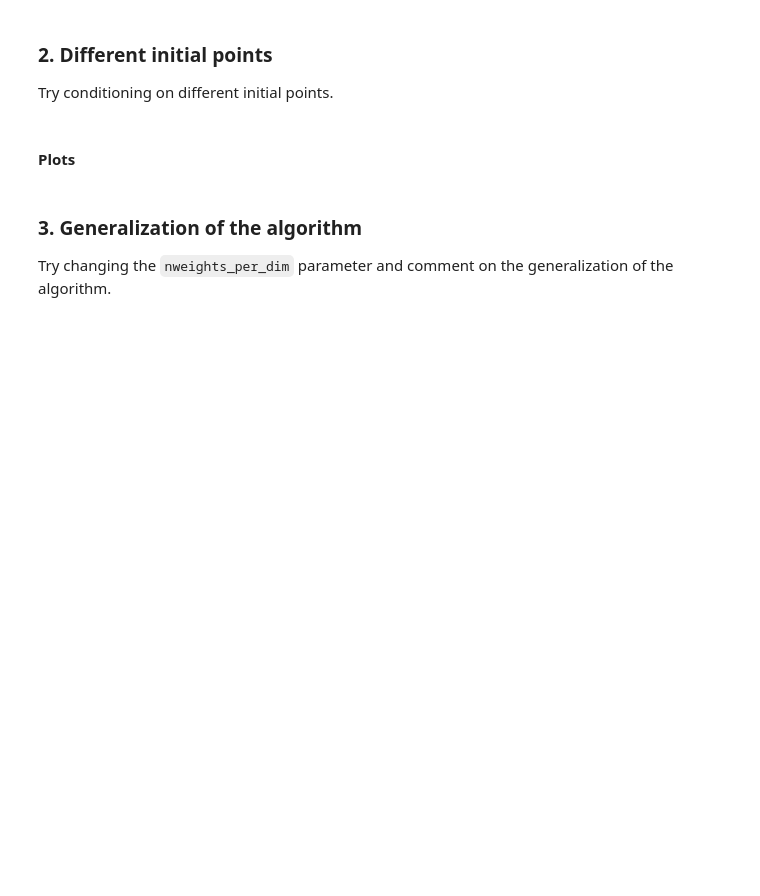
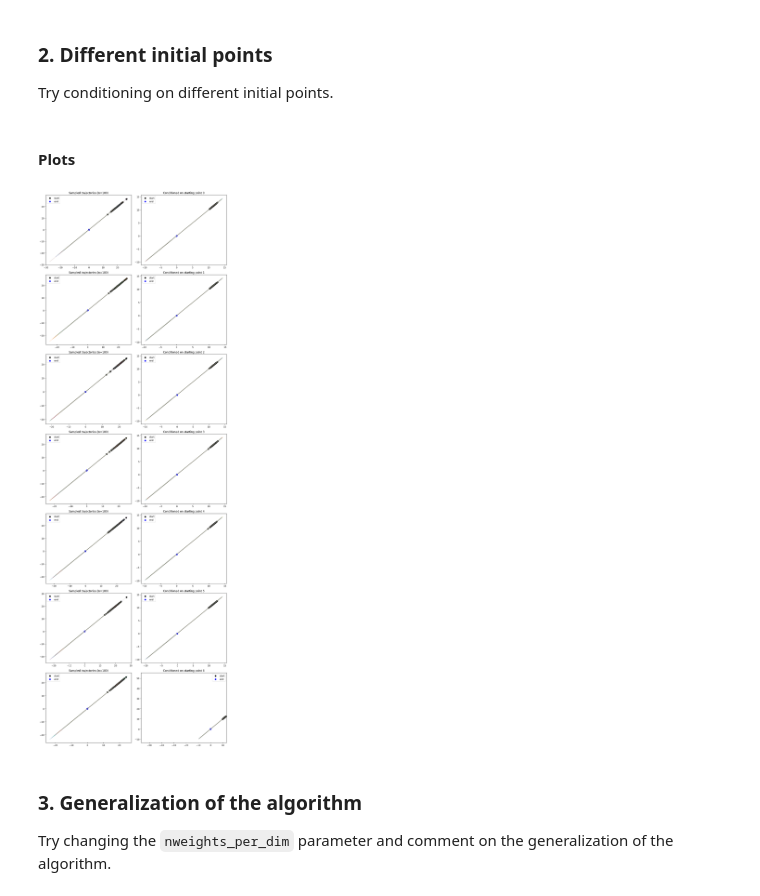
Before and after one commit to AshrithSagar/CP321-ILR-2025, a Jupyter notebook: Assignments/Assignment-3_7/Assignment8_ProMP.ipynb, the cells around one changed output. Cells and saved outputs as stored; diff of their text form; code cells hidden in the pictures; blank space fills up the shorter version.

```diff
--- a/Assignments/Assignment-3_7/Assignment8_ProMP.ipynb
+++ b/Assignments/Assignment-3_7/Assignment8_ProMP.ipynb
@@ -28,6 +31,10 @@ fit_promp(dataset="c")
 Try conditioning on different initial points.
 # %% [markdown]
 #### Plots
+# %%
+different_initial_points_promp(dataset="c", initial_points=[0, 1, 2, 3, 4, 5, 6])
+# %% [output]
+[figure, added]
 # %% [markdown]
 ### 3. Generalization of the algorithm
 
```
Also changed, not shown: parts of 5 cells of this notebook, 1 other file.
